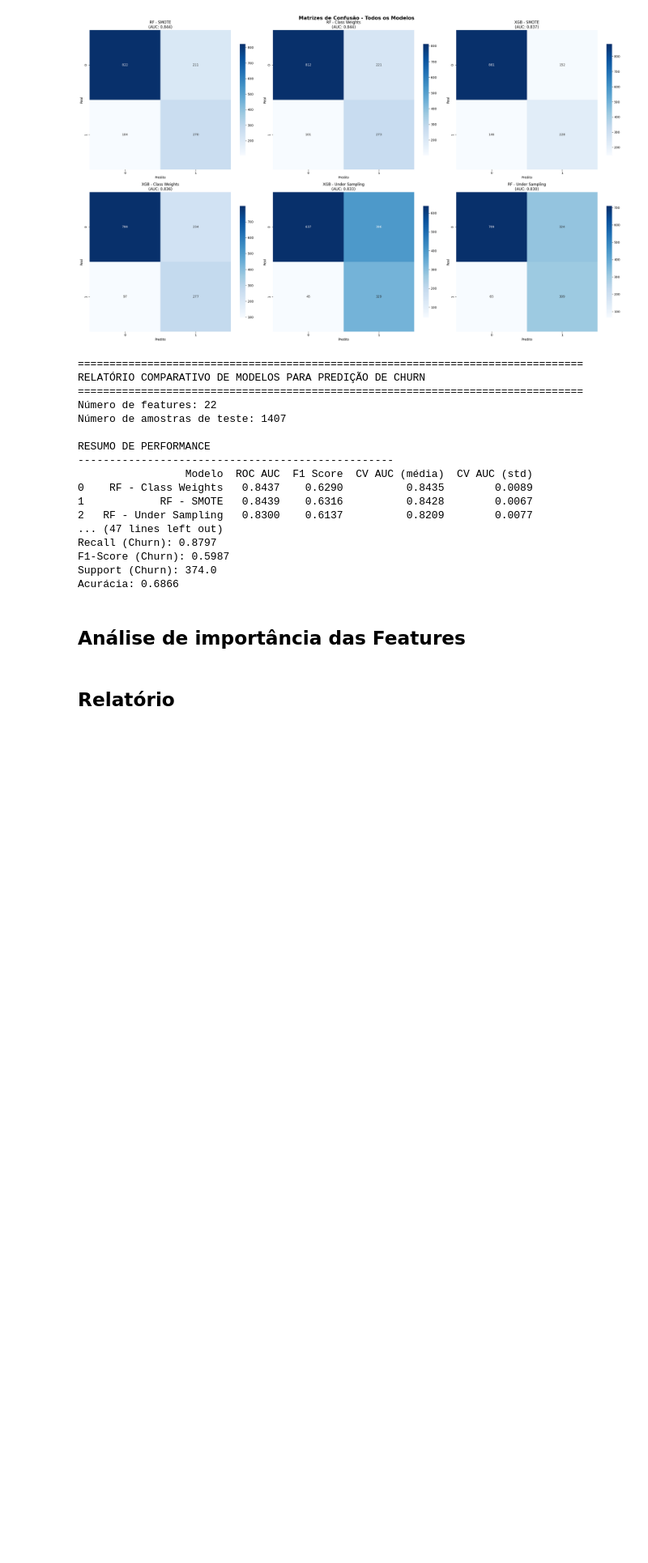
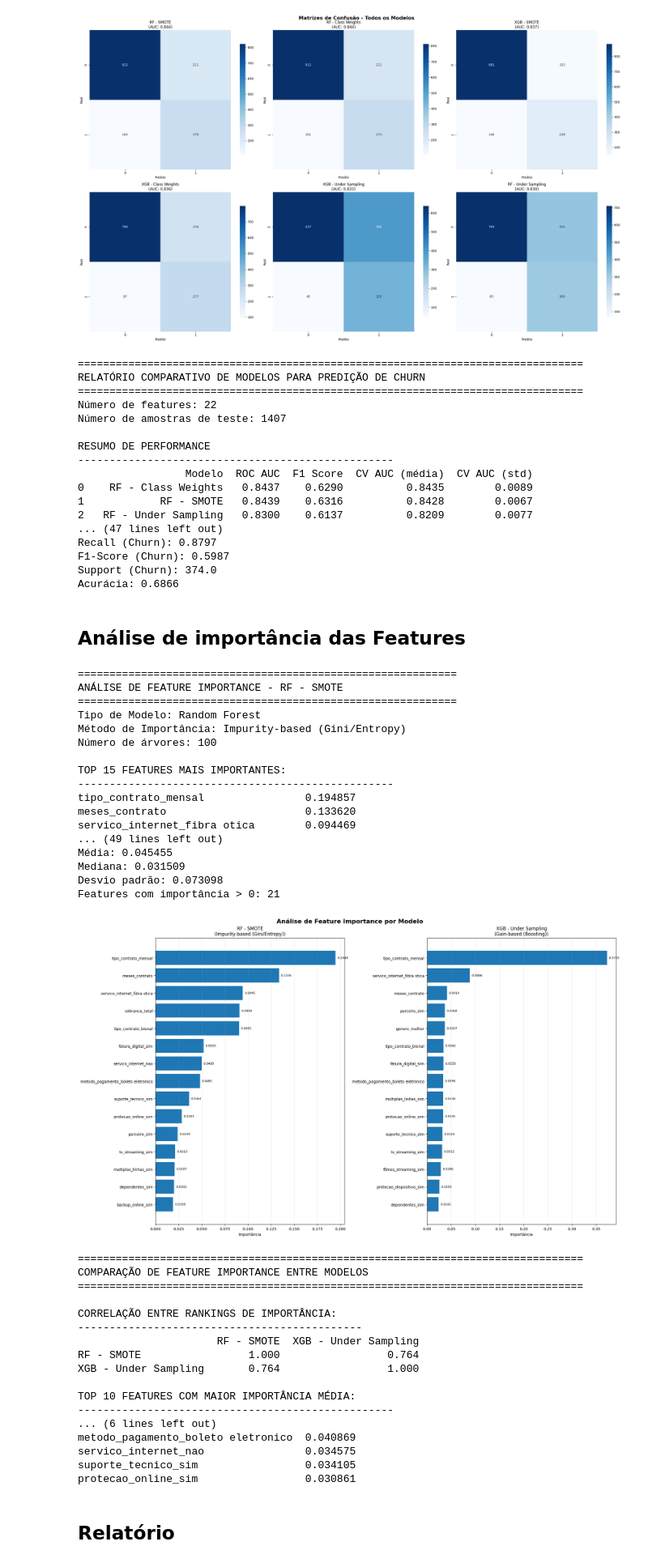
Before and after one commit to LucasEstevesCosta/churn-telecom_x, a Jupyter notebook: analise_telecon_x-pt2 (1).ipynb, the cells around one changed output. Shown at 81% size. Drawn from its saved outputs; the diff is of its cells as text; code cells hidden in the pictures; blank space fills up the shorter version.

Commit message:
feature: add feature importance analysis

```diff
--- a/analise_telecon_x-pt2 (1).ipynb
+++ b/analise_telecon_x-pt2 (1).ipynb
@@ -1070,5 +1062,47 @@ def display_feature_importance(models_dict, X_test, top_n=15, figsize=(20, 12)):
             print(f"{feature:<35} {avg_imp:.6f}")
 
     return model_importance_data
+# %%
+# Modelos escolhidos
+selected_models_keys = ['RF - SMOTE', 'XGB - Under Sampling']
+top_models = {key : models[key] for key in selected_models_keys}
+# %%
+importance_data = display_feature_importance(top_models, X_test, top_n=15)
+# %% [output]
+============================================================
+ANÁLISE DE FEATURE IMPORTANCE - RF - SMOTE
+============================================================
+Tipo de Modelo: Random Forest
+Método de Importância: Impurity-based (Gini/Entropy)
+Número de árvores: 100
+
+TOP 15 FEATURES MAIS IMPORTANTES:
+--------------------------------------------------
+tipo_contrato_mensal                0.194857
+meses_contrato                      0.133620
+servico_internet_fibra otica        0.094469
+... (49 lines left out)
+Média: 0.045455
+Mediana: 0.031509
+Desvio padrão: 0.073098
+Features com importância > 0: 21
+[figure, added]
+================================================================================
+COMPARAÇÃO DE FEATURE IMPORTANCE ENTRE MODELOS
+================================================================================
+
+CORRELAÇÃO ENTRE RANKINGS DE IMPORTÂNCIA:
+---------------------------------------------
+                      RF - SMOTE  XGB - Under Sampling
+RF - SMOTE                 1.000                 0.764
+XGB - Under Sampling       0.764                 1.000
+
+TOP 10 FEATURES COM MAIOR IMPORTÂNCIA MÉDIA:
+--------------------------------------------------
+... (6 lines left out)
+metodo_pagamento_boleto eletronico  0.040869
+servico_internet_nao                0.034575
+suporte_tecnico_sim                 0.034105
+protecao_online_sim                 0.030861
 # %% [markdown]
 ## Relatório
```
Also changed, not shown: parts of 5 cells of this notebook.
